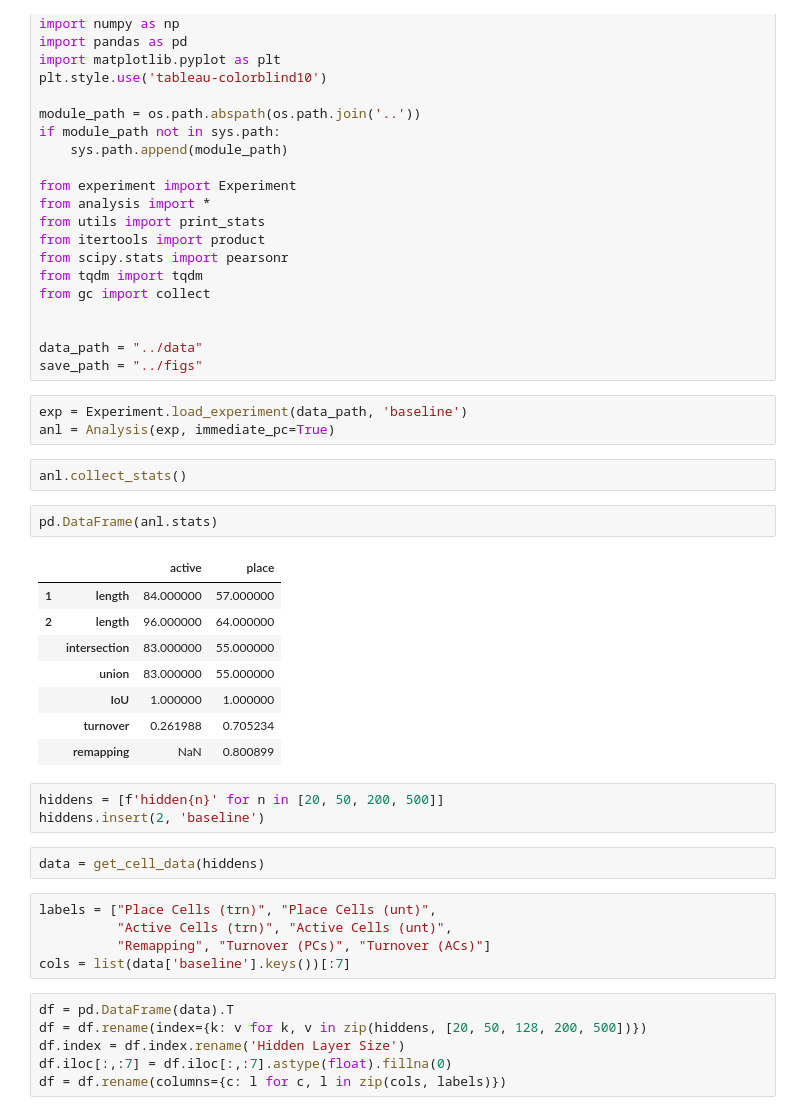
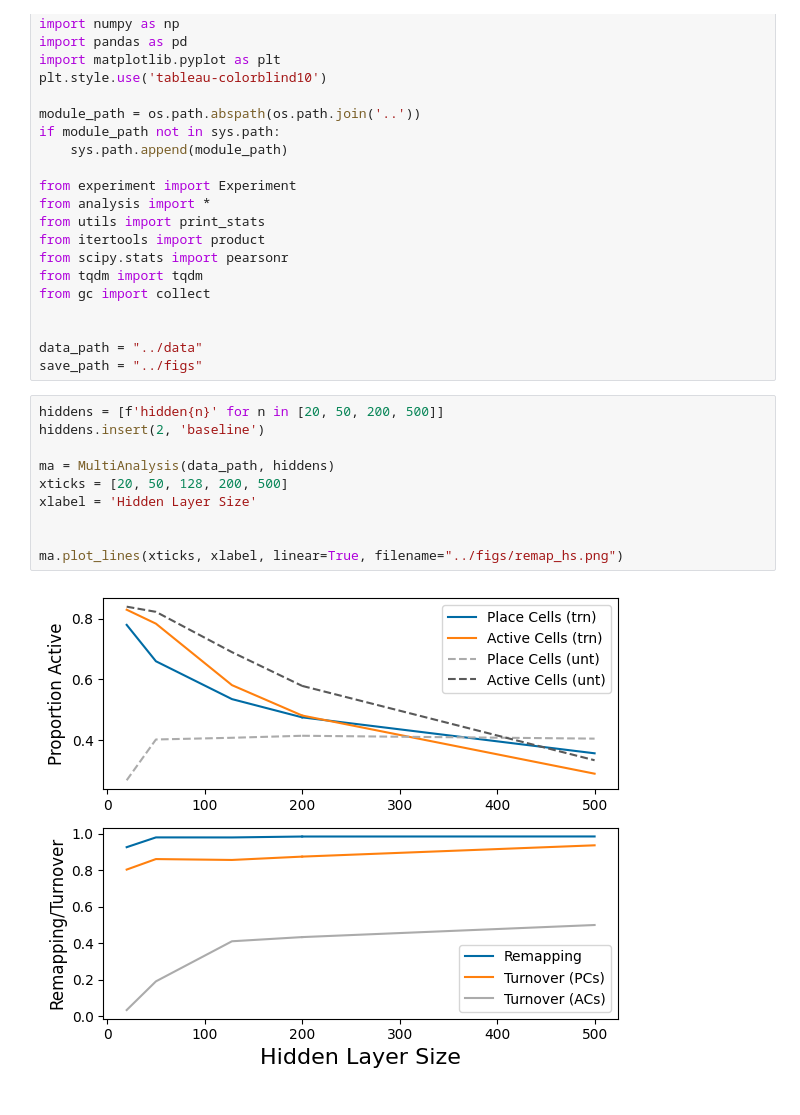
Before and after one commit to ChackMociute/Master-Thesis, a Jupyter notebook: analysis/remapping.ipynb, the cells around one changed output. Drawn from its saved outputs; the diff is of its cells as text.

Commit message:
Made progress plots of means

```diff
--- a/analysis/remapping.ipynb
+++ b/analysis/remapping.ipynb
@@ -24,35 +24,15 @@ from gc import collect
 
 data_path = "../data"
 save_path = "../figs"
-# %%
-exp = Experiment.load_experiment(data_path, 'baseline')
-anl = Analysis(exp, immediate_pc=True)
-# %%
-anl.collect_stats()
-# %%
-pd.DataFrame(anl.stats)
-# %% [output]
-|  |  | active | place |
-| 1 | length | 84.000000 | 57.000000 |
-| 2 | length | 96.000000 | 64.000000 |
-|  | intersection | 83.000000 | 55.000000 |
-|  | union | 83.000000 | 55.000000 |
-|  | IoU | 1.000000 | 1.000000 |
-|  | turnover | 0.261988 | 0.705234 |
-|  | remapping | NaN | 0.800899 |
 # %%
 hiddens = [f'hidden{n}' for n in [20, 50, 200, 500]]
 hiddens.insert(2, 'baseline')
+
+ma = MultiAnalysis(data_path, hiddens)
+xticks = [20, 50, 128, 200, 500]
+xlabel = 'Hidden Layer Size'
+
+
+ma.plot_lines(xticks, xlabel, linear=True, filename="../figs/remap_hs.png")
+# %% [output]
+[figure, added]
-# %%
-data = get_cell_data(hiddens)
-# %%
-labels = ["Place Cells (trn)", "Place Cells (unt)",
-          "Active Cells (trn)", "Active Cells (unt)",
-          "Remapping", "Turnover (PCs)", "Turnover (ACs)"]
-cols = list(data['baseline'].keys())[:7]
-# %%
-df = pd.DataFrame(data).T
-df = df.rename(index={k: v for k, v in zip(hiddens, [20, 50, 128, 200, 500])})
-df.index = df.index.rename('Hidden Layer Size')
-df.iloc[:,:7] = df.iloc[:,:7].astype(float).fillna(0)
-df = df.rename(columns={c: l for c, l in zip(cols, labels)})
```
Also changed, not shown: parts of 23 cells of this notebook, 6 other files.
